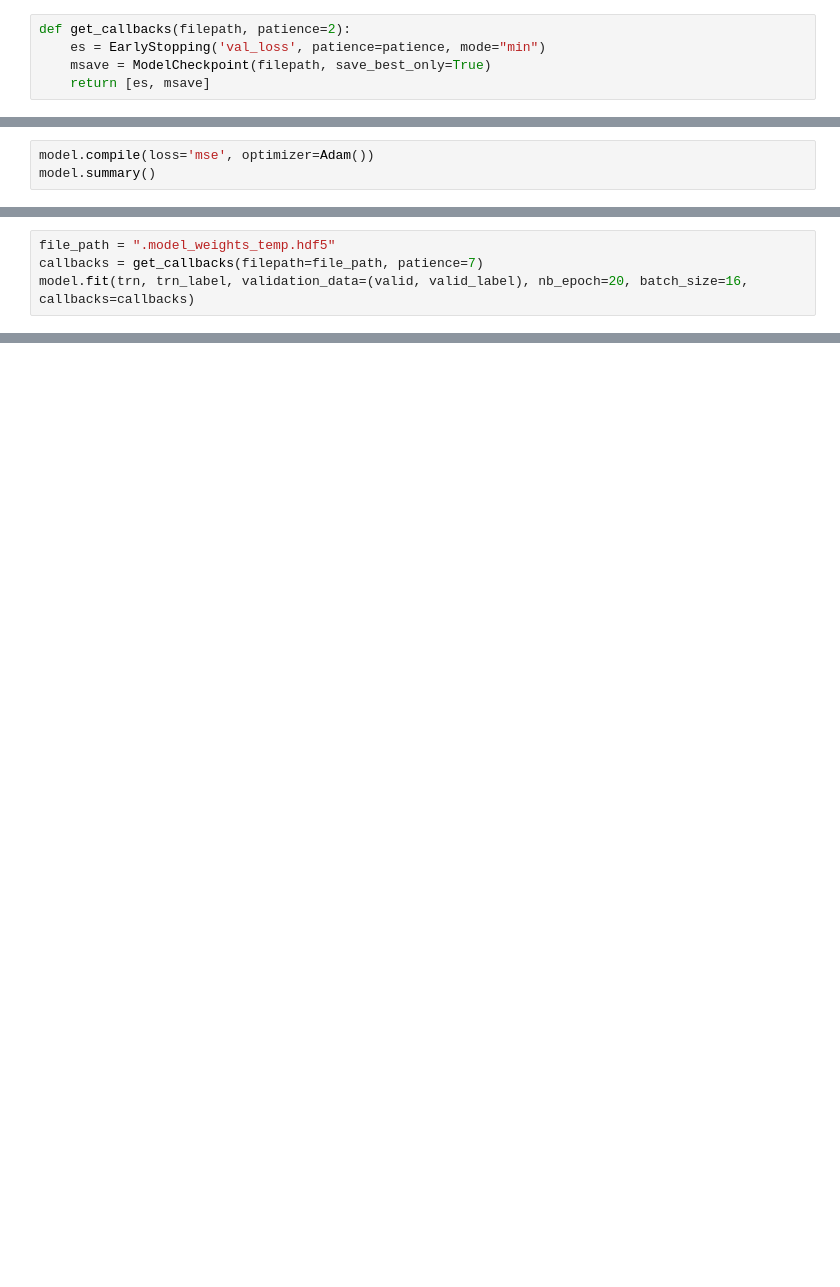
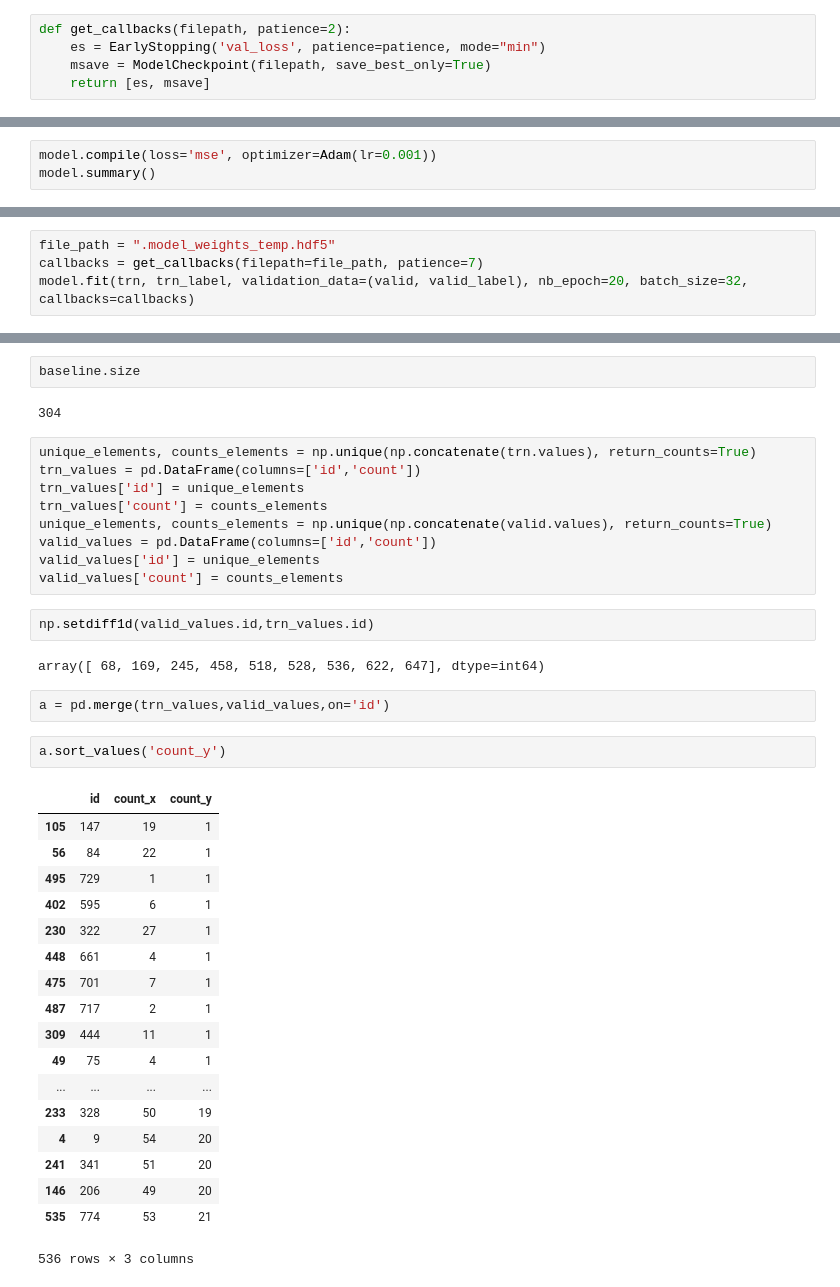
Before and after one commit to yoavtalmi/premier_embedded, a Jupyter notebook: premier_embedded_py.ipynb, the cells around one changed output, grey strips where cells are left out. Drawn from its saved outputs; the diff is of its cells as text; blank space fills up the shorter version.

```diff
--- a/premier_embedded_py.ipynb
+++ b/premier_embedded_py.ipynb
@@ -217,5 +246,5 @@ model = Sequential([
 # %%
-model.compile(loss='mse', optimizer=Adam())
+model.compile(loss='mse', optimizer=Adam(lr=0.001))
 model.summary()
 # %% [output]
 _________________________________________________________________
@@ -238,7 +267,7 @@ _________________________________________________________________
 # %%
 file_path = ".model_weights_temp.hdf5"
 callbacks = get_callbacks(filepath=file_path, patience=7)
-model.fit(trn, trn_label, validation_data=(valid, valid_label), nb_epoch=20, batch_size=16, callbacks=callbacks)
+model.fit(trn, trn_label, validation_data=(valid, valid_label), nb_epoch=20, batch_size=32, callbacks=callbacks)
 # %% [output]
 Train on 608 samples, validate on 152 samples
 Epoch 1/20
@@ -276,0 +319,40 @@ watch list evaluate:
+# %%
+baseline.size
+# %% [output]
+304
+# %%
+unique_elements, counts_elements = np.unique(np.concatenate(trn.values), return_counts=True)
+trn_values = pd.DataFrame(columns=['id','count'])
+trn_values['id'] = unique_elements
+trn_values['count'] = counts_elements
+unique_elements, counts_elements = np.unique(np.concatenate(valid.values), return_counts=True)
+valid_values = pd.DataFrame(columns=['id','count'])
+valid_values['id'] = unique_elements
+valid_values['count'] = counts_elements
+# %%
+np.setdiff1d(valid_values.id,trn_values.id)
+# %% [output]
+array([ 68, 169, 245, 458, 518, 528, 536, 622, 647], dtype=int64)
+# %%
+a = pd.merge(trn_values,valid_values,on='id')
+# %%
+a.sort_values('count_y')
+# %% [output]
+|  | id | count_x | count_y |
+| 105 | 147 | 19 | 1 |
+| 56 | 84 | 22 | 1 |
+| 495 | 729 | 1 | 1 |
+| 402 | 595 | 6 | 1 |
+| 230 | 322 | 27 | 1 |
+| 448 | 661 | 4 | 1 |
+| 475 | 701 | 7 | 1 |
+| 487 | 717 | 2 | 1 |
+| 309 | 444 | 11 | 1 |
+| 49 | 75 | 4 | 1 |
+| ... | ... | ... | ... |
+| 233 | 328 | 50 | 19 |
+| 4 | 9 | 54 | 20 |
+| 241 | 341 | 51 | 20 |
+| 146 | 206 | 49 | 20 |
+| 535 | 774 | 53 | 21 |
+536 rows × 3 columns
```
Also changed, not shown: parts of 16 cells of this notebook.
